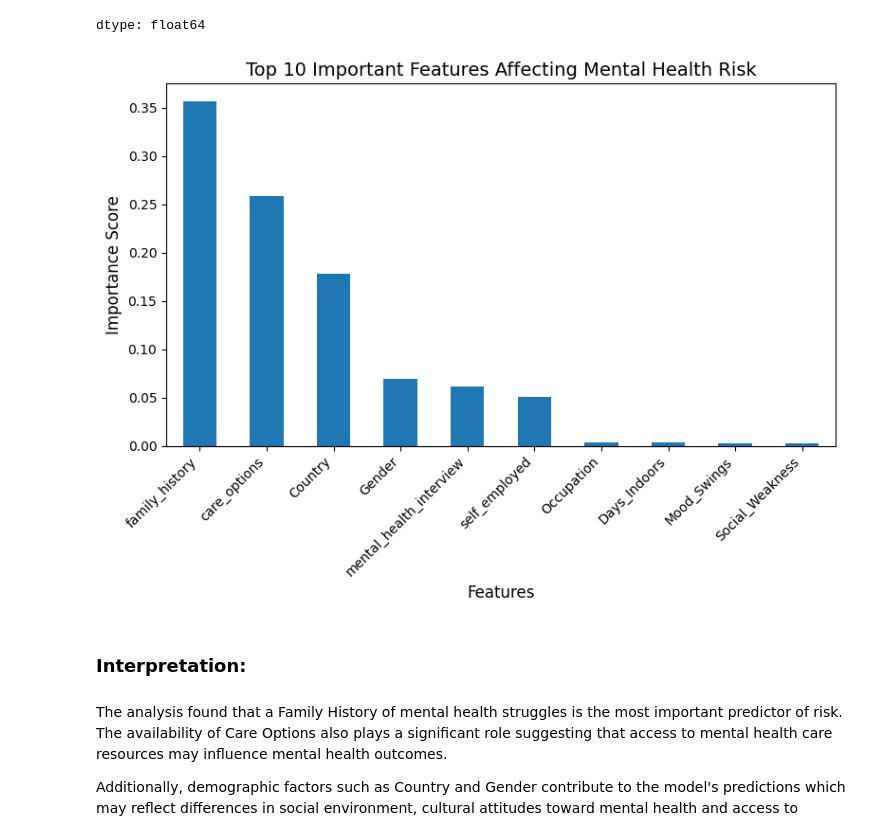
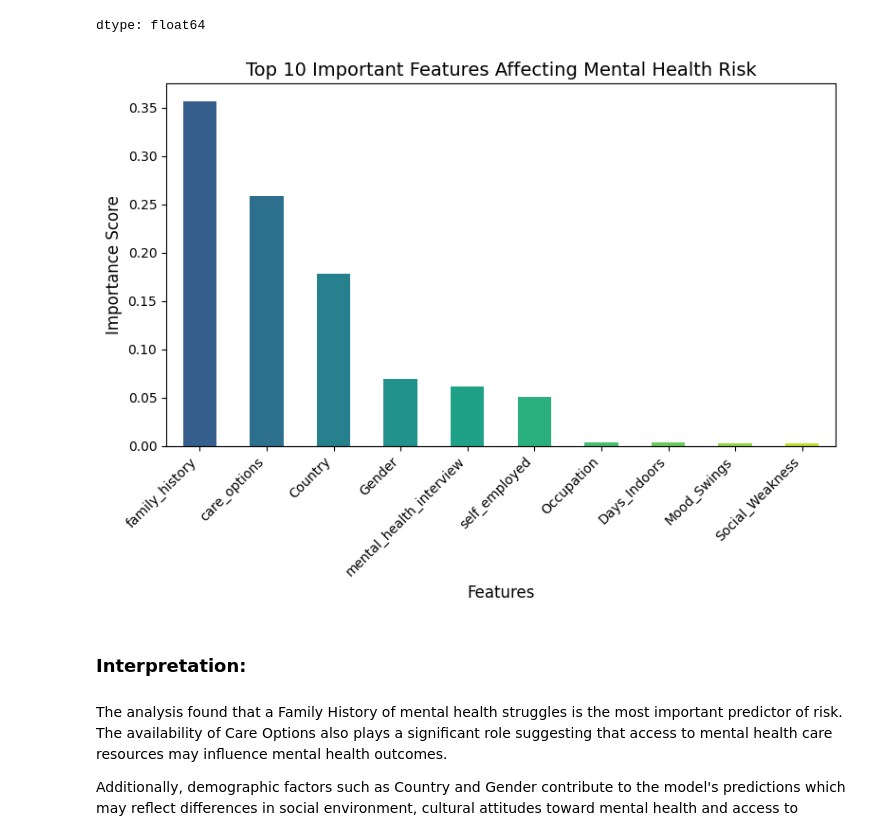
Before and after one commit to arshiyapandey/AI-Mental-Health-Risk-Analyzer, a Jupyter notebook: mental_health_risk_analyzer.ipynb, the cells around one changed output. Cells and saved outputs as stored; diff of their text form; code cells hidden in the pictures.

Commit message:
Graph visuals updated

```diff
--- a/mental_health_risk_analyzer.ipynb
+++ b/mental_health_risk_analyzer.ipynb
@@ -10,5 +15,8 @@ import seaborn as sns
 # %%
-df = pd.read_csv('Mental Health Dataset.csv.zip')
+file_path = "/content/drive/MyDrive/ai-mental-health-project/data/raw/Mental Health Dataset.csv.zip"
+
+df = pd.read_csv(file_path)
+
 df.head()
 # %% [output]
 |  | Timestamp | Gender | Country | Occupation | self_employed | family_history | treatment | Days_Indoors | ... |
@@ -338,18 +346,21 @@ dtype: float64
 # %%
 top_features = feature_importance.sort_values(ascending=False).head(10)
 
+colors = plt.cm.viridis(np.linspace(0.3, 0.9, len(top_features)))
 plt.figure(figsize=(8, 6))
-top_features.plot(kind='bar')
+top_features.plot(kind='bar', color=colors)
+
+
 
 plt.title("Top 10 Important Features Affecting Mental Health Risk", fontsize =14)
 plt.xlabel("Features", fontsize=12)
 plt.ylabel("Importance Score", fontsize =12)
 plt.xticks(rotation=45, ha='right')
 plt.tight_layout()
 
 plt.show()
 # %% [output]
-[figure, old version]
+[figure, new version]
 # %% [markdown]
 ### Interpretation:
 ####
```
Also changed, not shown: parts of 2 cells of this notebook.
